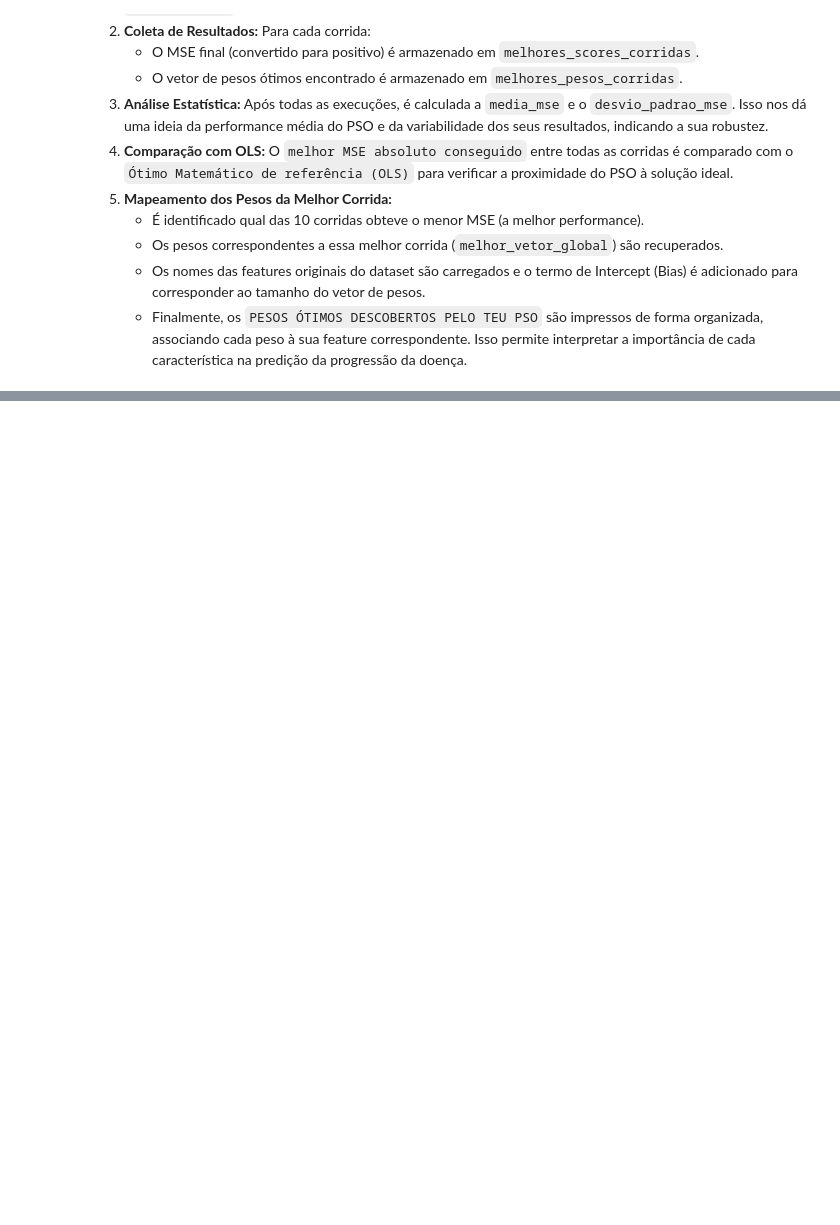
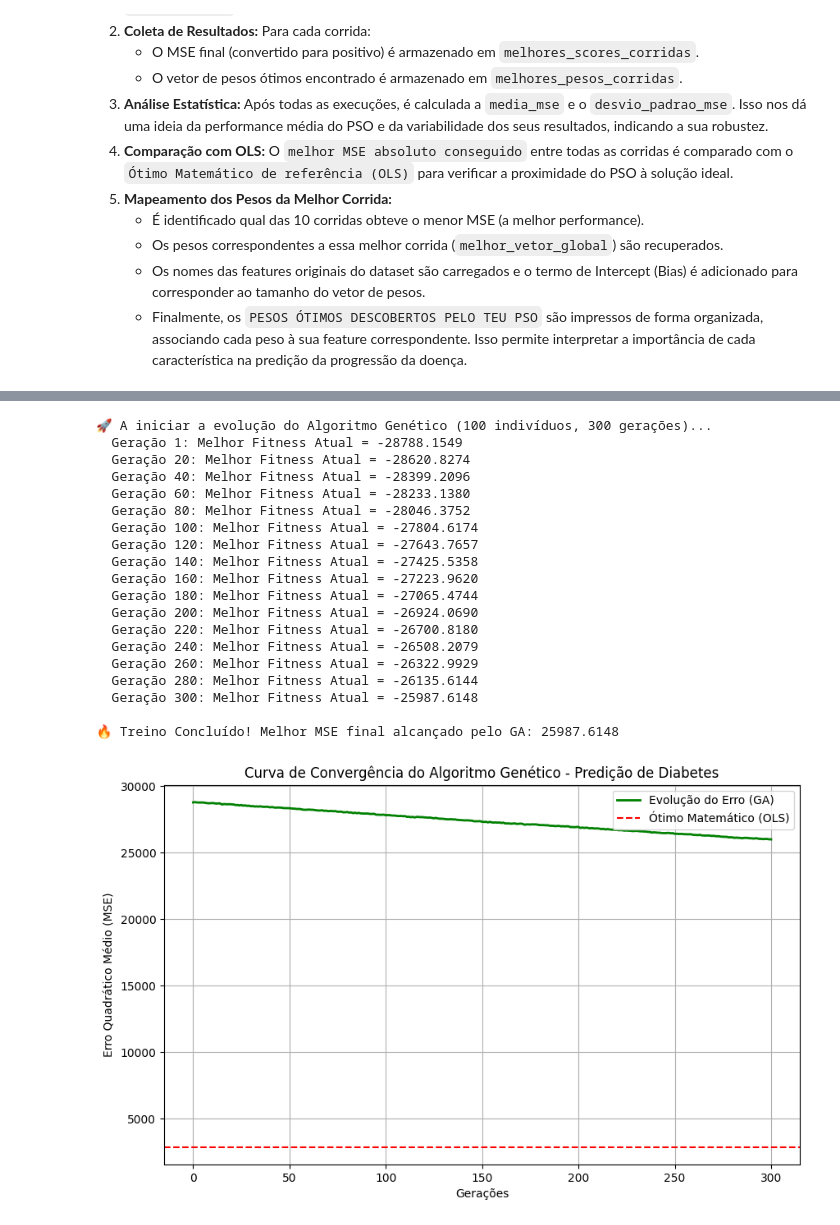
Before and after one commit to afonsoamsantos-pixel/Projeto-CMO-Diabetes, a Jupyter notebook: ProjetoCMO.ipynb, the cells around one changed output, grey strips where cells are left out. Drawn from its saved outputs; the diff is of its cells as text; code cells hidden in the pictures; blank space fills up the shorter version.

```diff
--- a/ProjetoCMO.ipynb
+++ b/ProjetoCMO.ipynb
@@ -174,15 +190,3 @@ Este terceiro e último bloco implementa o algoritmo principal de Otimização p
 4.  **Resultado:** Após todas as iterações, o algoritmo retorna o `gbest_posicao` (os melhores pesos encontrados) e o `gbest_score` (o MSE negativo correspondente).
 
 Em resumo, este bloco de código simula um 'enxame' de partículas que exploram o espaço de soluções (diferentes conjuntos de pesos) para encontrar o conjunto de pesos que minimiza o Erro Quadrático Médio de um modelo de regressão linear.
-# %%
-from sklearn.linear_model import LinearRegression
-
-# Criar e treinar o modelo matemático tradicional
-modelo_tradicional = LinearRegression()
-modelo_tradicional.fit(X, y)
-
-# Fazer previsões e calcular o erro
-y_pred_tradicional = modelo_tradicional.predict(X)
-mse_perfeito = mean_squared_error(y, y_pred_tradicional)
-
-print(f"O Fitness (MSE negativo) perfeito da Matemática Tradicional é: {-mse_perfeito:.4f}")
@@ -373,0 +542,58 @@ Este bloco de código realiza um **Teste de Robustez** do algoritmo PSO, executa
+# %%
+import matplotlib.pyplot as plt
+
+# Criar os "embrulhos" para ligar o GA às variáveis X e y que já tens no teu Colab
+generate_real_solution = lambda: generate_solution(p)
+fitness_ga = lambda ind: fitness_function(ind, X, y)
+
+print("🚀 A iniciar a evolução do Algoritmo Genético (100 indivíduos, 300 gerações)...")
+
+# EXECUTAR O ALGORITMO
+melhores_pesos_ga, historico_ga_raw = genetic_algorithm(
+    generate_solution=generate_real_solution,
+    fitness_function=fitness_ga,
+    selection=tournament_selection,
+    crossover=arithmetic_crossover,   # Podes trocar para: single_point_crossover
+    mutation=gaussian_mutation,       # Podes trocar para: random_resetting_mutation
+    pop_size=100,
+    n_iter=300,
+    mutation_rate=0.1,
+    maximize=True
+)
+
+# Inverter o sinal do histórico para podermos ver o erro real (positivo) a descer no gráfico
+historico_ga = [-score for score in historico_ga_raw]
+
+print(f"\n🔥 Treino Concluído! Melhor MSE final alcançado pelo GA: {historico_ga[-1]:.4f}")
+
+# --- DESENHAR O GRÁFICO ---
+plt.figure(figsize=(10, 6))
+plt.plot(historico_ga, color='green', linewidth=2, label='Evolução do Erro (GA)')
+plt.axhline(y=2859.6963, color='red', linestyle='--', label='Ótimo Matemático (OLS)')
+plt.title('Curva de Convergência do Algoritmo Genético - Predição de Diabetes')
+plt.xlabel('Gerações')
+plt.ylabel('Erro Quadrático Médio (MSE)')
+plt.legend()
+plt.grid(True)
+plt.show()
+# %% [output]
+🚀 A iniciar a evolução do Algoritmo Genético (100 indivíduos, 300 gerações)...
+  Geração 1: Melhor Fitness Atual = -28788.1549
+  Geração 20: Melhor Fitness Atual = -28620.8274
+  Geração 40: Melhor Fitness Atual = -28399.2096
+  Geração 60: Melhor Fitness Atual = -28233.1380
+  Geração 80: Melhor Fitness Atual = -28046.3752
+  Geração 100: Melhor Fitness Atual = -27804.6174
+  Geração 120: Melhor Fitness Atual = -27643.7657
+  Geração 140: Melhor Fitness Atual = -27425.5358
+  Geração 160: Melhor Fitness Atual = -27223.9620
+  Geração 180: Melhor Fitness Atual = -27065.4744
+  Geração 200: Melhor Fitness Atual = -26924.0690
+  Geração 220: Melhor Fitness Atual = -26700.8180
+  Geração 240: Melhor Fitness Atual = -26508.2079
+  Geração 260: Melhor Fitness Atual = -26322.9929
+  Geração 280: Melhor Fitness Atual = -26135.6144
+  Geração 300: Melhor Fitness Atual = -25987.6148
+
+🔥 Treino Concluído! Melhor MSE final alcançado pelo GA: 25987.6148
+[figure, added]
```
Also changed, not shown: parts of 13 cells of this notebook.
